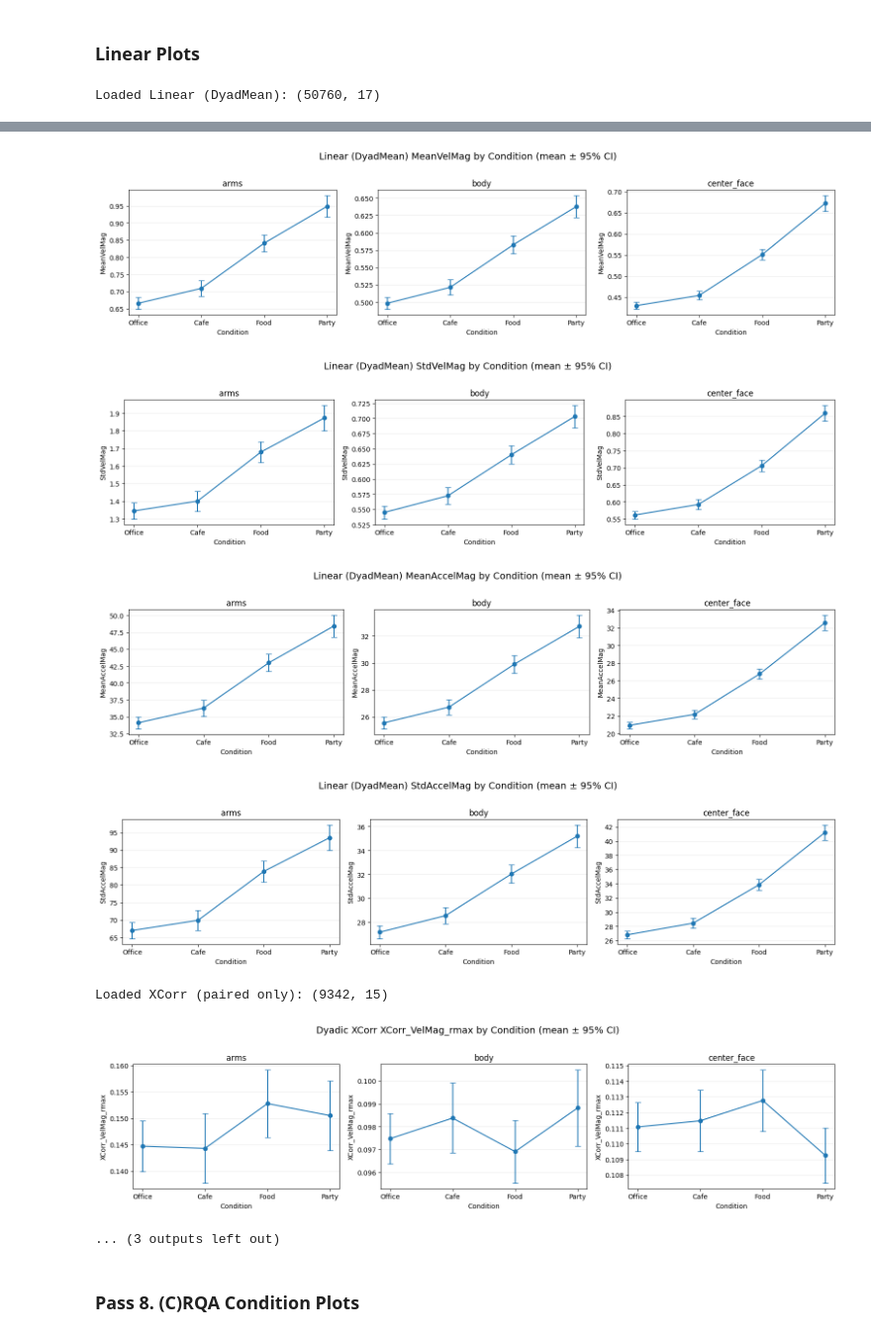
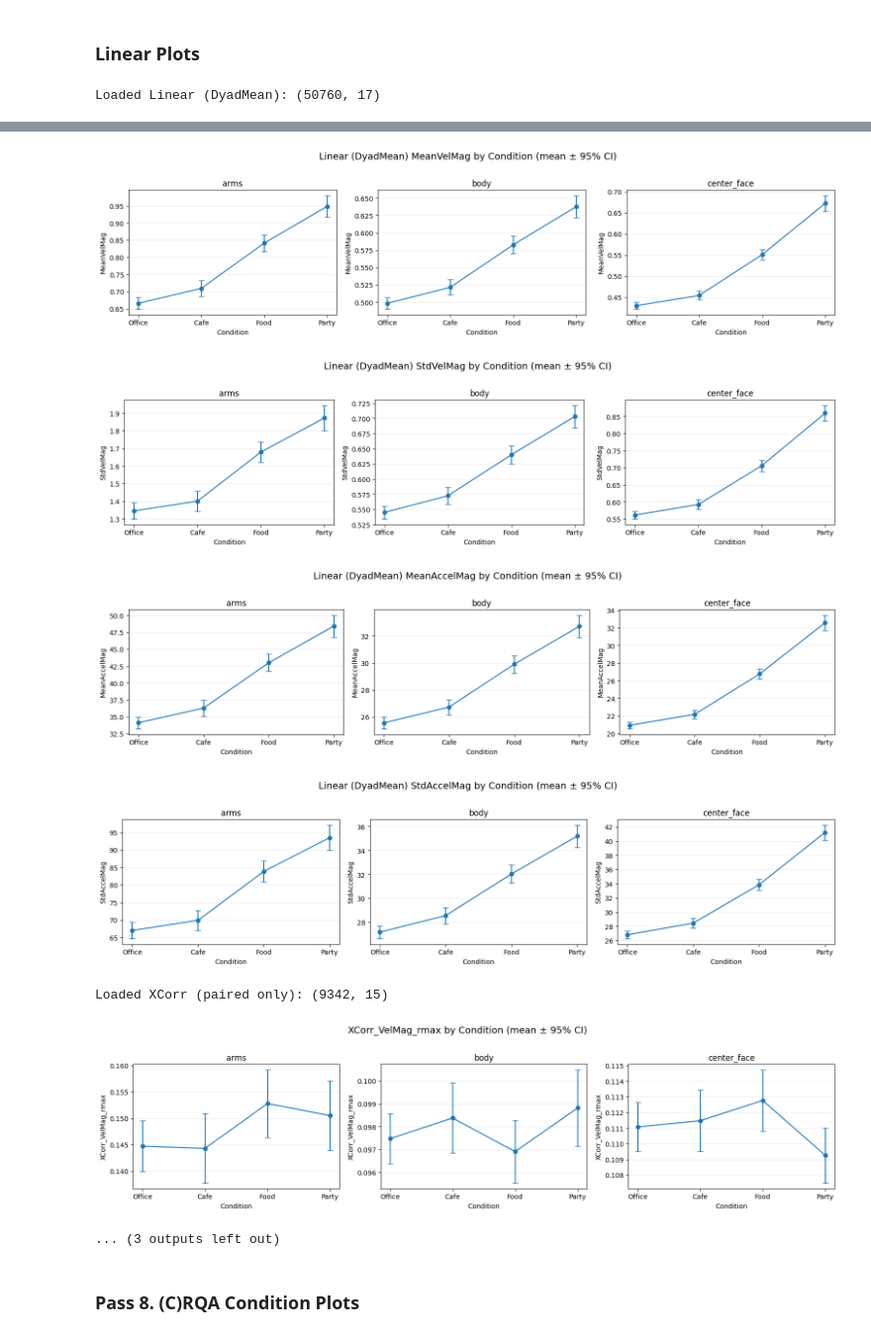
Before and after one commit to MInD-Laboratory/Pose-Dynamics, a Jupyter notebook: projects/Mosaic/notebooks/preprocessing_crqa_linear_metrics.ipynb, the cells around one changed output, grey strips where cells are left out. Shown at 99% size. Drawn from its saved outputs; the diff is of its cells as text; code cells hidden in the pictures.

Commit message:
All linear and nonlinear MEMs done

```diff
--- a/projects/Mosaic/notebooks/preprocessing_crqa_linear_metrics.ipynb
+++ b/projects/Mosaic/notebooks/preprocessing_crqa_linear_metrics.ipynb
@@ -1515,7 +1515,7 @@ for roi in roi_windows.keys():
 
     # Save one file per ROI
     if out_rows:
-        out_path = f"../linear_results/xcorr_velmag_{roi}.csv"
+        out_path = f"../linear_results/xcorr_{roi}_velmag.csv"
         pd.DataFrame(out_rows).to_csv(out_path, index=False)
         print(f"✓ XCorr (Left vs Right, vel-mag) saved → {out_path}  (rows={len(out_rows)}, paired={n_pairs})")
     else:
@@ -1625,9 +1625,9 @@ def load_linear_results_dyad_mean(base_dir: str = "../linear_results") -> pd.Dat
 
 def load_xcorr_results(base_dir: str = "../linear_results") -> pd.DataFrame:
     files = [
-        os.path.join(base_dir, "xcorr_velmag_center_face.csv"),
-        os.path.join(base_dir, "xcorr_velmag_body.csv"),
-        os.path.join(base_dir, "xcorr_velmag_arms.csv"),
+        os.path.join(base_dir, "xcorr_center_face_velmag.csv"),
+        os.path.join(base_dir, "xcorr_body_velmag.csv"),
+        os.path.join(base_dir, "xcorr_arms_velmag.csv"),
     ]
 
     dfs = []
@@ -1735,36 +1735,36 @@ CI_Z = 1.96
 N_COLS = 3
 JITTER = 0.15
 POINT_ALPHA = 0.25
 POINT_SIZE = 12
 
 # Plot individual linear metrics
 lin_df = load_linear_results_dyad_mean()
 print("Loaded Linear (DyadMean):", lin_df.shape)
 
 for m in ["RMS", "MeanVel", "StdVel", "MeanAcc", "StdAcc", "MeanVelMag", "StdVelMag", "MeanAccelMag", "StdAccelMag"]:
     if m in lin_df.columns:
-        plot_by_condition_ci_grid(lin_df, m, title=f"Linear (DyadMean) {m} by Condition (mean ± 95% CI)")
+        plot_by_condition_ci_grid(lin_df, m, title=f"{m} by Condition (mean ± 95% CI)")
 
 # Plot dyadic linear (xcorr) metrics
 xc_df = load_xcorr_results()
 print("Loaded XCorr (paired only):", xc_df.shape)
 
 for m in ["XCorr_VelMag_rmax", "XCorr_VelMag_rmax_abs", "XCorr_VelMag_r0", "XCorr_VelMag_r0_abs"]:
     if m in xc_df.columns:
-        plot_by_condition_ci_grid(xc_df, m, title=f"Dyadic XCorr {m} by Condition (mean ± 95% CI)")
+        plot_by_condition_ci_grid(xc_df, m, title=f"{m} by Condition (mean ± 95% CI)")
 # %% [output]
 Loaded Linear (DyadMean): (50760, 17)
 [figure]
 [figure]
 [figure]
 [figure]
 [figure]
 [figure]
 [figure]
 [figure]
 [figure]
 Loaded XCorr (paired only): (9342, 15)
-[figure, old version]
+[figure, new version]
 ... (3 outputs left out)
 # %% [markdown]
 ### Pass 8. (C)RQA Condition Plots
```
Also changed, not shown: parts of 1 cell of this notebook, 1 other file.
